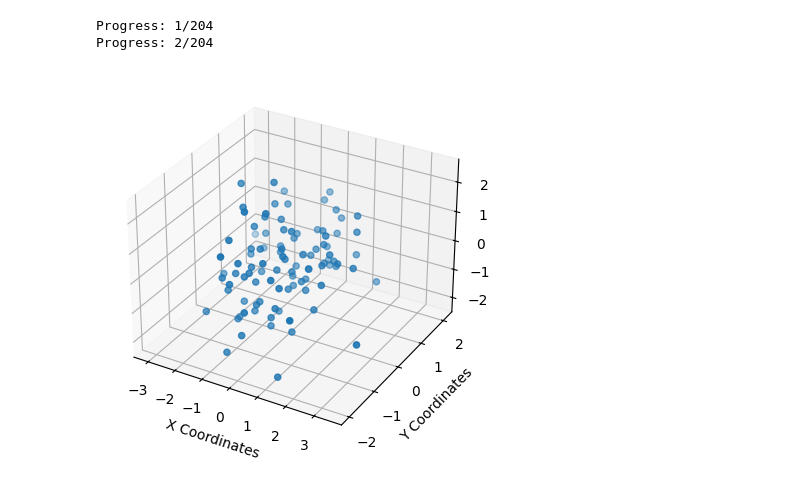
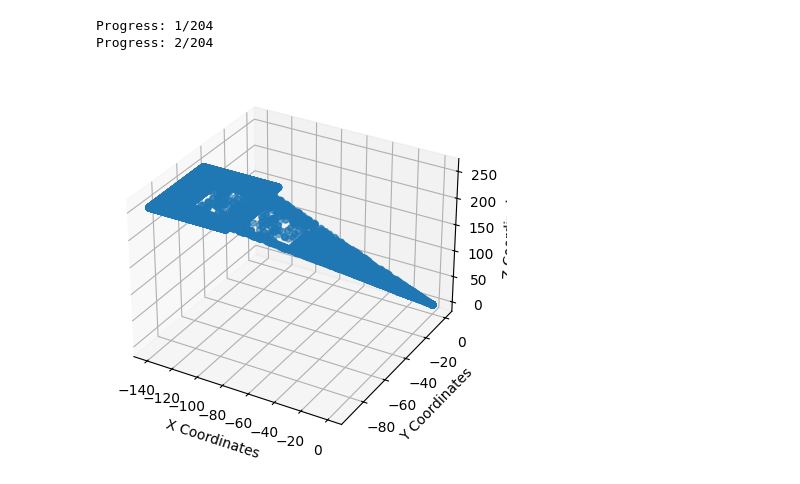
Before and after one commit to uhseam/CS482-Final, a Jupyter notebook: main.ipynb, the cells around one changed output. Cells and saved outputs as stored; diff of their text form; code cells hidden in the pictures.

```diff
--- a/main.ipynb
+++ b/main.ipynb
@@ -253,7 +253,7 @@ cx, cy = 1520.69, 1006.8  # Example optical center
 
 
 # Load depth map
-depth_map = cv2.imread('fountain_snap1.png', cv2.IMREAD_COLOR)  # Load as color image
+depth_map = cv2.imread('DepthMapFinal.png', cv2.IMREAD_COLOR)  # Load as color image
 
 # Check if depth map is indeed three channels
 if depth_map.ndim == 3 and depth_map.shape[2] == 3:
@@ -282,29 +282,24 @@ point_cloud = point_cloud.reshape(-1, 3)  # Reshape to (N, 3) for N points
 # %%
 import matplotlib.pyplot as plt
 from mpl_toolkits.mplot3d import Axes3D
 import numpy as np
 
-# Assuming point_cloud is a numpy array of shape (N, 3) where N is the number of points
-# For this example, let's create some synthetic data
-x = np.random.standard_normal(100)
-y = np.random.standard_normal(100)
-z = np.random.standard_normal(100)
-point_cloud = np.stack((x, y, z), axis=-1)
 
 # Create a 3D plot
 fig = plt.figure()
 ax = fig.add_subplot(111, projection='3d')
 ax.scatter(point_cloud[:, 0], point_cloud[:, 1], point_cloud[:, 2])
 
-# Set labels
+
 ax.set_xlabel('X Coordinates')
 ax.set_ylabel('Y Coordinates')
 ax.set_zlabel('Z Coordinates')
 
-# Show the plot
+
+plt.savefig("point_cloud_reg.png")
 plt.show()
 # %% [output]
-[figure, old version]
+[figure, new version]
 # %%
 import open3d as o3d
 import numpy as np
```
